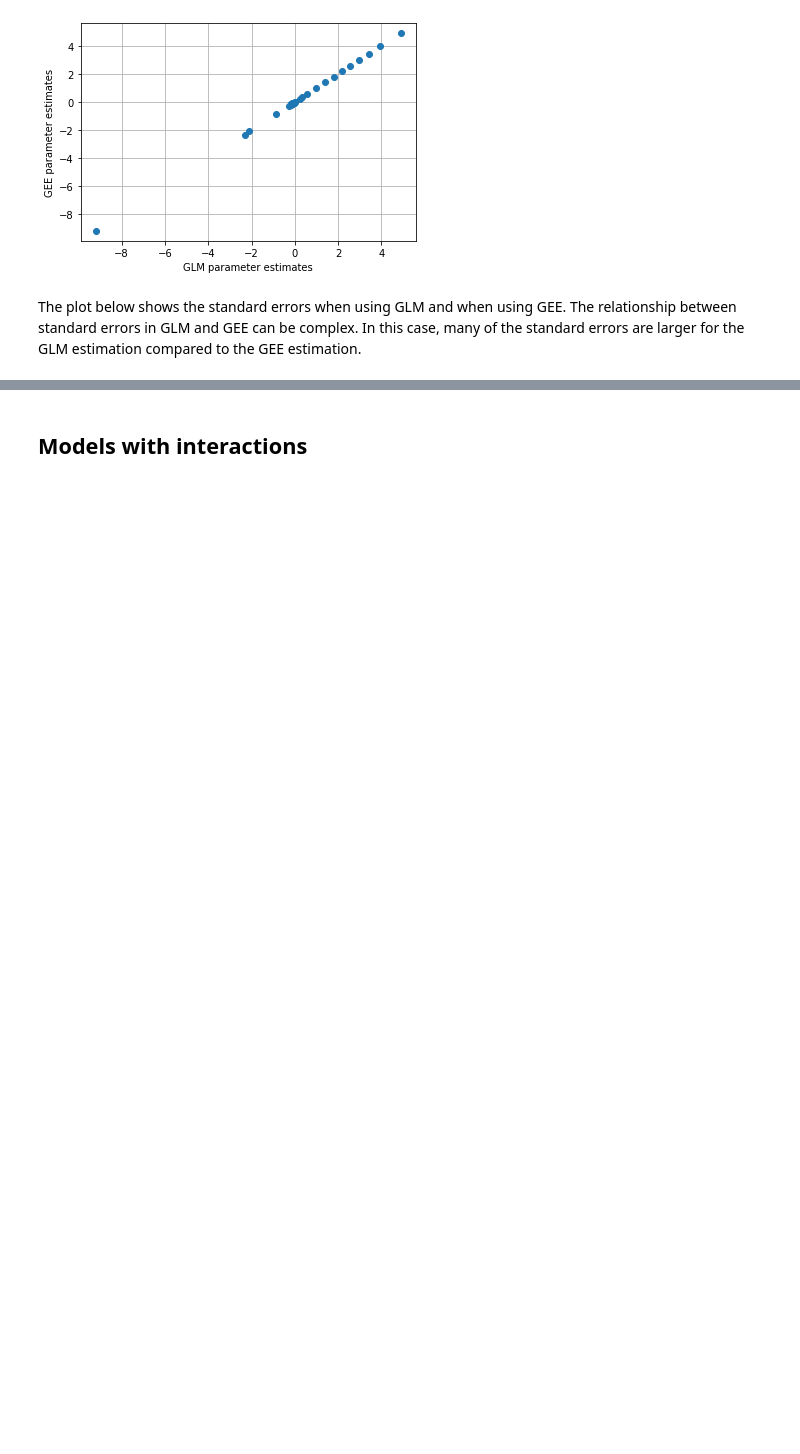
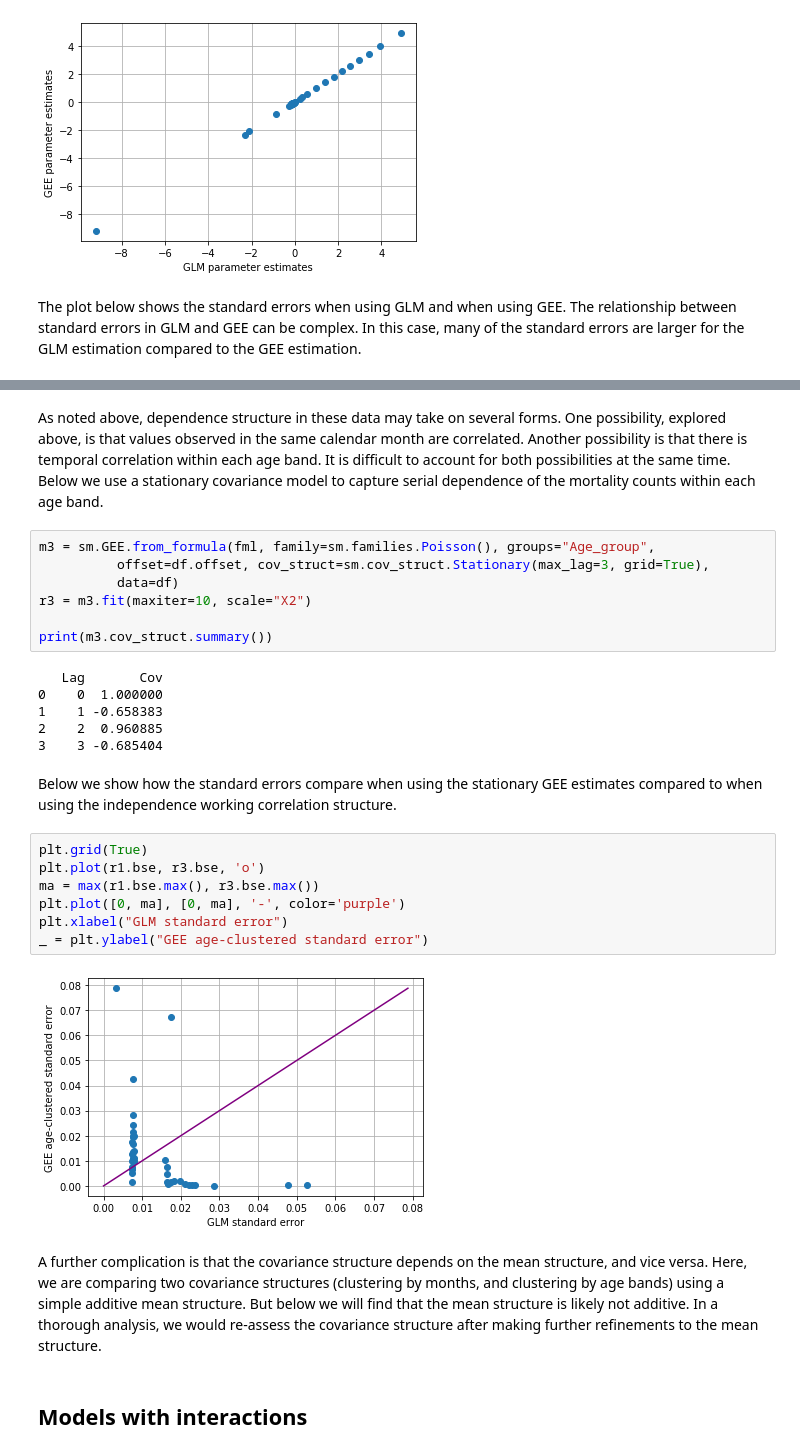
Before and after one commit to kshedden/workshops, a Jupyter notebook: mortality/notebooks/mort_glm.ipynb, the cells around one changed output, grey strips where cells are left out. Cells and saved outputs as stored; diff of their text form; blank space fills up the shorter version.

```diff
--- a/mortality/notebooks/mort_glm.ipynb
+++ b/mortality/notebooks/mort_glm.ipynb
@@ -133,3 +141,45 @@ Text(0, 0.5, 'GEE standard error')
+# %% [markdown]
+As noted above, dependence structure in these data may take on
+several forms.  One possibility, explored above, is that values
+observed in the same calendar month are correlated.  Another
+possibility is that there is temporal correlation within each age
+band.  It is difficult to account for both possibilities at the same
+time.  Below we use a stationary covariance model to capture serial
+dependence of the mortality counts within each age band.
+# %%
+m3 = sm.GEE.from_formula(fml, family=sm.families.Poisson(), groups="Age_group",
+          offset=df.offset, cov_struct=sm.cov_struct.Stationary(max_lag=3, grid=True),
+          data=df)
+r3 = m3.fit(maxiter=10, scale="X2")
+
+print(m3.cov_struct.summary())
+# %% [output]
+   Lag       Cov
+0    0  1.000000
+1    1 -0.658383
+2    2  0.960885
+3    3 -0.685404
+# %% [markdown]
+Below we show how the standard errors compare when using the
+stationary GEE estimates compared to when using the independence
+working correlation structure.
+# %%
+plt.grid(True)
+plt.plot(r1.bse, r3.bse, 'o')
+ma = max(r1.bse.max(), r3.bse.max())
+plt.plot([0, ma], [0, ma], '-', color='purple')
+plt.xlabel("GLM standard error")
+_ = plt.ylabel("GEE age-clustered standard error")
+# %% [output]
+[figure, added]
+# %% [markdown]
+A further complication is that the covariance structure depends on
+the mean structure, and vice versa.  Here, we are comparing two
+covariance structures (clustering by months, and clustering by age
+bands) using a simple additive mean structure.  But below we will
+find that the mean structure is likely not additive.  In a thorough
+analysis, we would re-assess the covariance structure after making
+further refinements to the mean structure.
 # %% [markdown]
 ## Models with interactions
 # %% [markdown]
```
Also changed, not shown: parts of 23 cells of this notebook, 8 other files.
